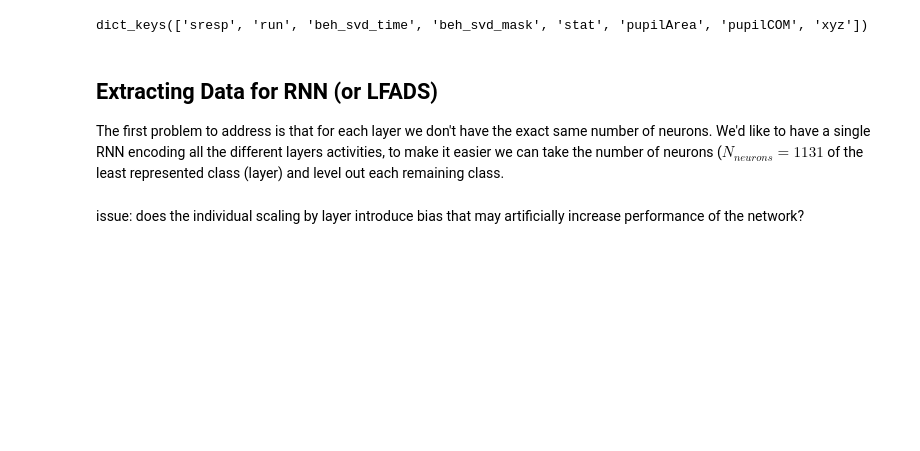
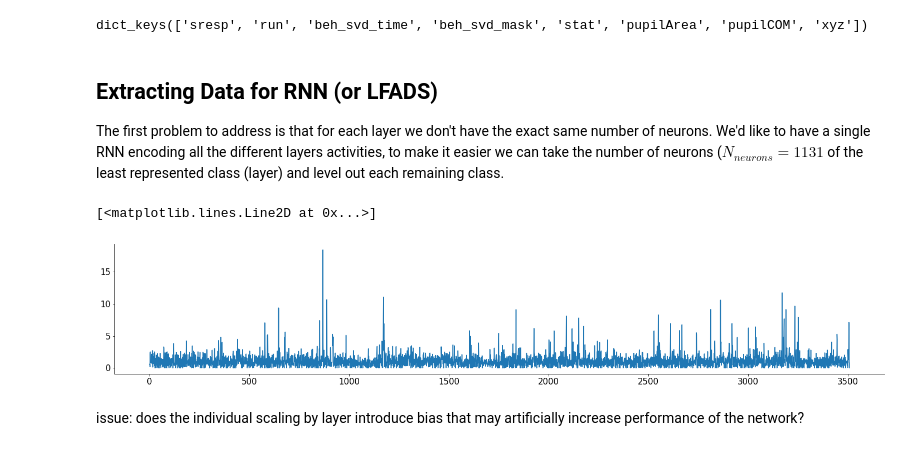
Before and after one commit to sazio/NMAs, a Jupyter notebook: src/Hyperparameter Sweep.ipynb, the cells around one changed output. Saved outputs shown, nothing was run; the diff lists cells and outputs as text; code cells hidden in the pictures; blank space fills up the shorter version.

```diff
--- a/src/Hyperparameter Sweep.ipynb
+++ b/src/Hyperparameter Sweep.ipynb
@@ -96,7 +98,7 @@ dataSet["label"] = labels
 # it can be done in one loop ...
 data_ = []
 for i in range(0, 9):
-    data_.append(dataSet[dataSet["label"] == i].sample(n = n_samples).iloc[:,:-1])
+    data_.append(dataSet[dataSet["label"] == i].sample(n = n_samples).iloc[:,:-1].values)
 
 dataRNN = np.zeros((n_samples*9, dataSet.shape[1]-1))
 for i in range(0,9):
@@ -163,12 +165,17 @@ for i in range(0,9):
 
 normed_dataRNN = list()
 for neuron in dataRNN:
-    normed_dataRNN.append(neuron / neuron.mean())
+    normed_dataRNN.append(neuron)# / neuron.mean())
 normed_dataRNN = np.array(normed_dataRNN)
 
 # downsampling and averaging
 #avgd_normed_dataRNN = dataRNN#
-avgd_normed_dataRNN = moving_avg(dataRNN, factor=10)
+avgd_normed_dataRNN = moving_avg(dataRNN, factor=2)
+# %%
+plt.plot(avgd_normed_dataRNN[0,:])
+# %% [output]
+[<matplotlib.lines.Line2D at 0x...>]
+[figure, added]
 # %% [markdown]
 issue: does the individual scaling by layer introduce bias that may artificially increase performance of the network?
 # %% [markdown]
```
Also changed, not shown: parts of 16 cells of this notebook.
